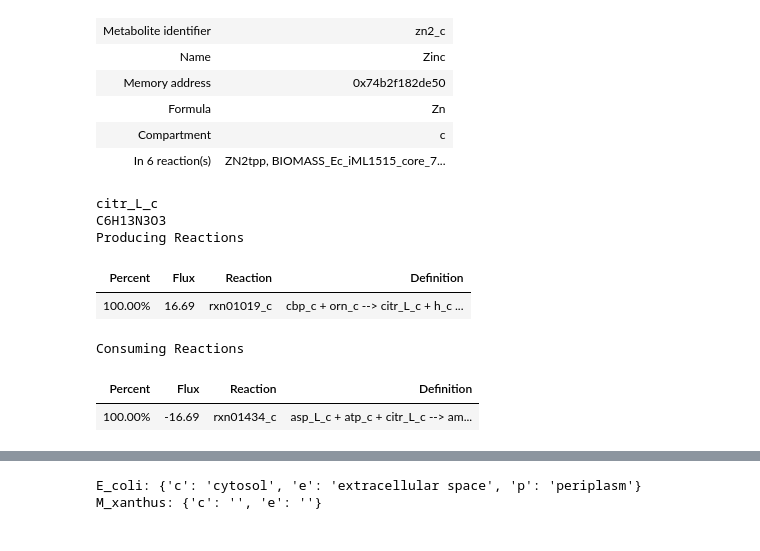
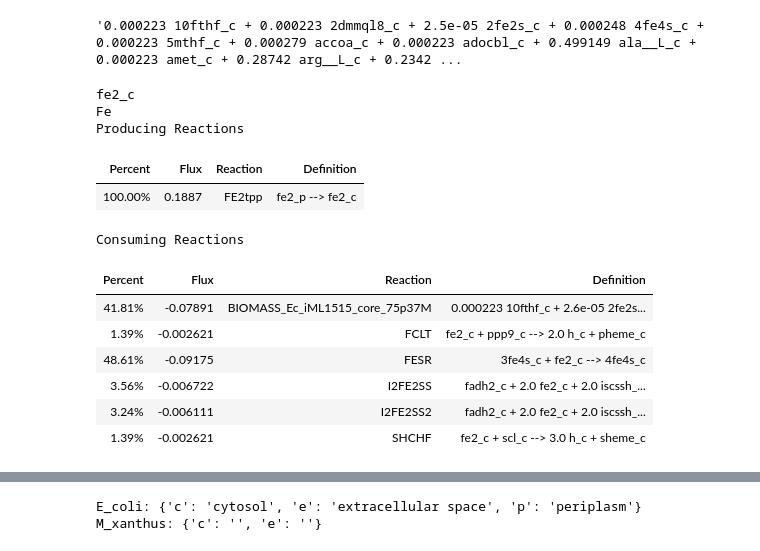
Before and after one commit to BondonMickael/M_xanthus-E_coli-Predation, a Jupyter notebook: notebooks/test_model.ipynb, the cells around one changed output, grey strips where cells are left out. Cells and saved outputs as stored; diff of their text form; code cells hidden in the pictures.

```diff
--- a/notebooks/test_model.ipynb
+++ b/notebooks/test_model.ipynb
@@ -55,23 +55,31 @@ EX_o2_e: Exchange for O2 [e]
 EX_ctbt_e: Exchange for crotonobetaine [e]
 EX_lac_D_e: Exchange for D-Lactate [e]
 EX_tsul_e: Exchange for H2S2O3 [e]
-# %%
-E_coli.metabolites.zn2_c
-# %% [output]
-| Metabolite identifier | zn2_c |
-| Name | Zinc |
-| Memory address | 0x74b2f182de50 |
-| Formula | Zn |
-| Compartment | c |
-| In 6 reaction(s) | ZN2tpp, BIOMASS_Ec_iML1515_core_7... |
+# %%
+E_coli.reactions.EX_fum_e # only export here
+E_coli.reactions.EX_orn_e
+E_coli.reactions.EX_acac_e
+E_coli.reactions.EX_acald_e
+E_coli.reactions.EX_man_e
+E_coli.reactions.EX_fru_e
+E_coli.reactions.EX_pheme_e
+
+E_coli.reactions.BIOMASS_Ec_iML1515_WT_75p37M.reaction # exist but not used
+# %% [output]
+'0.000223 10fthf_c + 0.000223 2dmmql8_c + 2.5e-05 2fe2s_c + 0.000248 4fe4s_c + 0.000223 5mthf_c + 0.000279 accoa_c + 0.000223 adocbl_c + 0.499149 ala__L_c + 0.000223 amet_c + 0.28742 arg__L_c + 0.2342 ...
 # %%
-M_xanthus.metabolites.citr_L_c.summary()
+E_coli.metabolites.fe2_c.summary()
 # %% [output]
-citr_L_c
-C6H13N3O3
+fe2_c
+Fe
 Producing Reactions
 | Percent | Flux | Reaction | Definition |
-| 100.00% | 16.69 | rxn01019_c | cbp_c + orn_c --> citr_L_c + h_c ... |
+| 100.00% | 0.1887 | FE2tpp | fe2_p --> fe2_c |
 Consuming Reactions
 | Percent | Flux | Reaction | Definition |
-| 100.00% | -16.69 | rxn01434_c | asp_L_c + atp_c + citr_L_c --> am... |
+| 41.81% | -0.07891 | BIOMASS_Ec_iML1515_core_75p37M | 0.000223 10fthf_c + 2.6e-05 2fe2s... |
+| 1.39% | -0.002621 | FCLT | fe2_c + ppp9_c --> 2.0 h_c + pheme_c |
+| 48.61% | -0.09175 | FESR | 3fe4s_c + fe2_c --> 4fe4s_c |
+| 3.56% | -0.006722 | I2FE2SS | fadh2_c + 2.0 fe2_c + 2.0 iscssh_... |
+| 3.24% | -0.006111 | I2FE2SS2 | fadh2_c + 2.0 fe2_c + 2.0 iscssh_... |
+| 1.39% | -0.002621 | SHCHF | fe2_c + scl_c --> 3.0 h_c + sheme_c |
```
Also changed, not shown: parts of 4 cells of this notebook, 3 other files.
